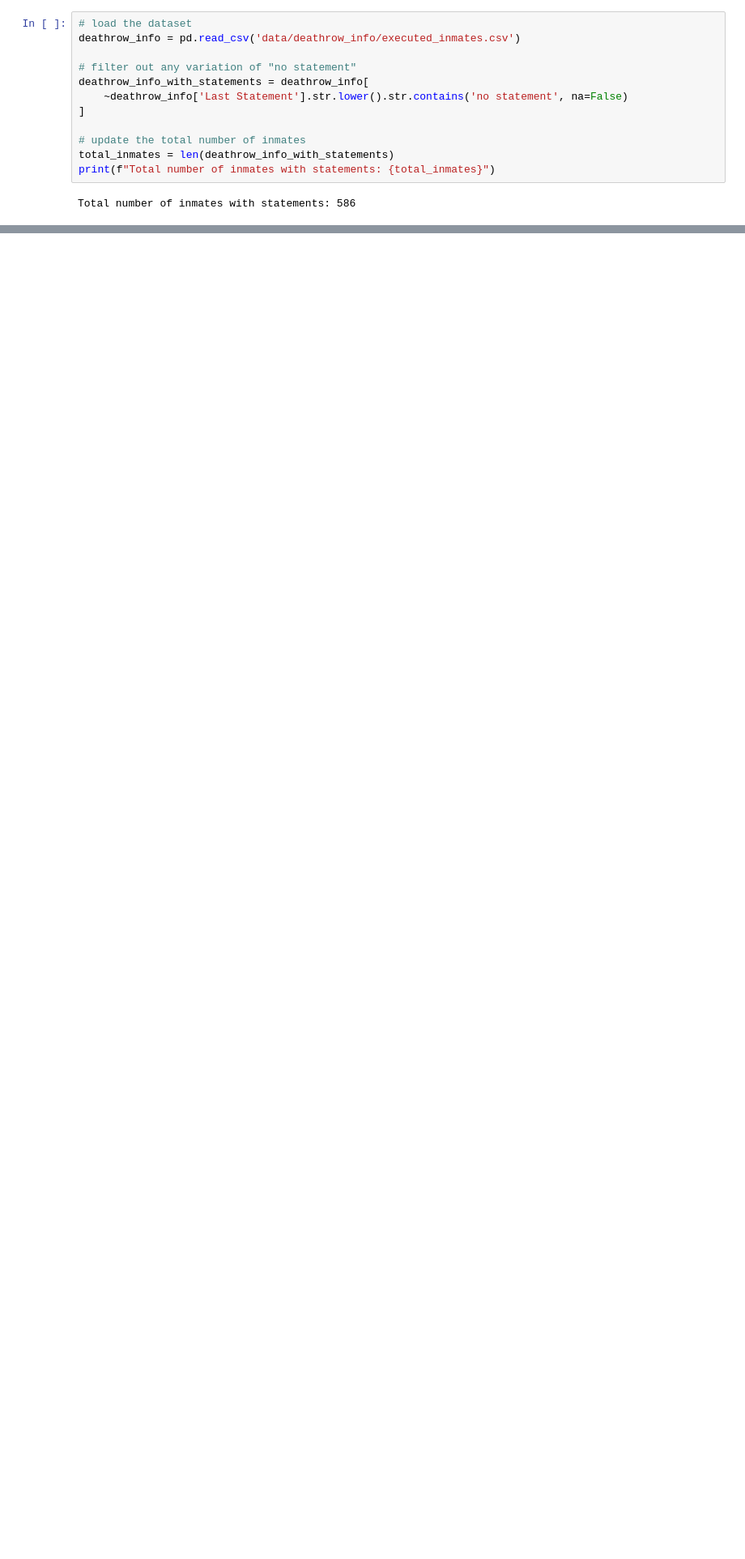
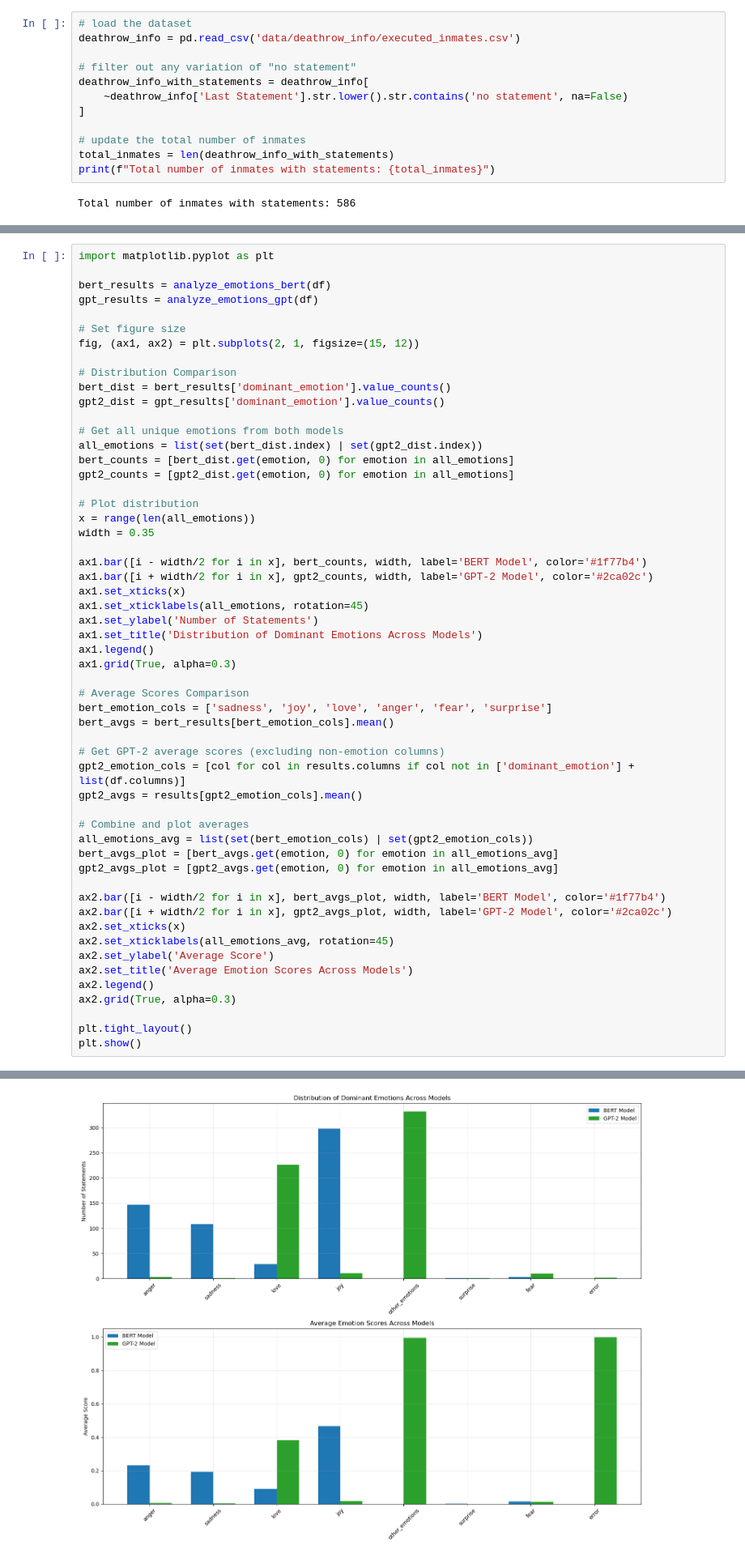
Before and after one commit to chvlsea/info498b-deathrow, a Jupyter notebook: project.ipynb, the cells around one changed output, grey strips where cells are left out. Shown at 81% size. Drawn from its saved outputs; the diff is of its cells as text; blank space fills up the shorter version.

Commit message:
vickies modeling tasks

```diff
--- a/project.ipynb
+++ b/project.ipynb
@@ -92,0 +254,56 @@ Total number of inmates with statements: 586
+# %%
+import matplotlib.pyplot as plt
+
+bert_results = analyze_emotions_bert(df)
+gpt_results = analyze_emotions_gpt(df)
+
+# Set figure size
+fig, (ax1, ax2) = plt.subplots(2, 1, figsize=(15, 12))
+
+# Distribution Comparison
+bert_dist = bert_results['dominant_emotion'].value_counts()
+gpt2_dist = gpt_results['dominant_emotion'].value_counts()
+
+# Get all unique emotions from both models
+all_emotions = list(set(bert_dist.index) | set(gpt2_dist.index))
+bert_counts = [bert_dist.get(emotion, 0) for emotion in all_emotions]
+gpt2_counts = [gpt2_dist.get(emotion, 0) for emotion in all_emotions]
+
+# Plot distribution
+x = range(len(all_emotions))
+width = 0.35
+
+ax1.bar([i - width/2 for i in x], bert_counts, width, label='BERT Model', color='#1f77b4')
+ax1.bar([i + width/2 for i in x], gpt2_counts, width, label='GPT-2 Model', color='#2ca02c')
+ax1.set_xticks(x)
+ax1.set_xticklabels(all_emotions, rotation=45)
+ax1.set_ylabel('Number of Statements')
+ax1.set_title('Distribution of Dominant Emotions Across Models')
+ax1.legend()
+ax1.grid(True, alpha=0.3)
+
+# Average Scores Comparison
+bert_emotion_cols = ['sadness', 'joy', 'love', 'anger', 'fear', 'surprise']
+bert_avgs = bert_results[bert_emotion_cols].mean()
+
+# Get GPT-2 average scores (excluding non-emotion columns)
+gpt2_emotion_cols = [col for col in results.columns if col not in ['dominant_emotion'] + list(df.columns)]
+gpt2_avgs = results[gpt2_emotion_cols].mean()
+
+# Combine and plot averages
+all_emotions_avg = list(set(bert_emotion_cols) | set(gpt2_emotion_cols))
+bert_avgs_plot = [bert_avgs.get(emotion, 0) for emotion in all_emotions_avg]
+gpt2_avgs_plot = [gpt2_avgs.get(emotion, 0) for emotion in all_emotions_avg]
+
+ax2.bar([i - width/2 for i in x], bert_avgs_plot, width, label='BERT Model', color='#1f77b4')
+ax2.bar([i + width/2 for i in x], gpt2_avgs_plot, width, label='GPT-2 Model', color='#2ca02c')
+ax2.set_xticks(x)
+ax2.set_xticklabels(all_emotions_avg, rotation=45)
+ax2.set_ylabel('Average Score')
+ax2.set_title('Average Emotion Scores Across Models')
+ax2.legend()
+ax2.grid(True, alpha=0.3)
+
+plt.tight_layout()
+plt.show()
+# %% [output]
@@ -92,0 +313 @@ Total number of inmates with statements: 586
+[figure, added]
```
Also changed, not shown: parts of 8 cells of this notebook.
